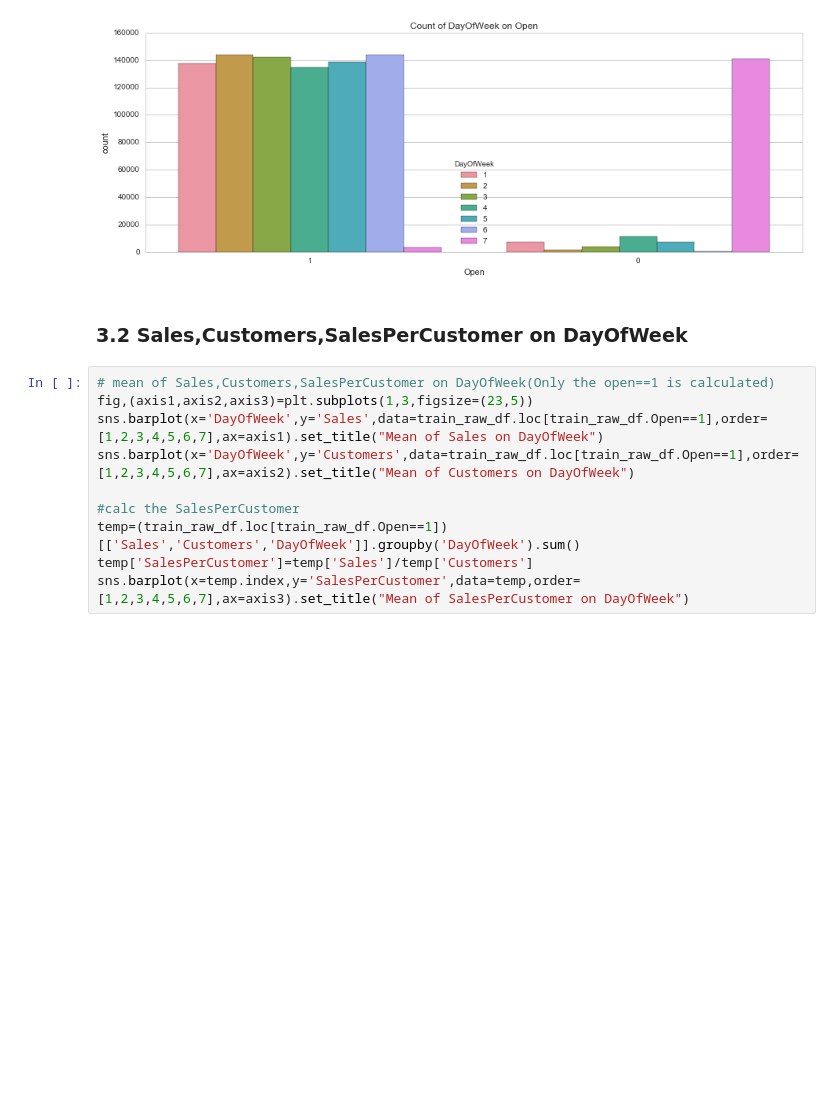
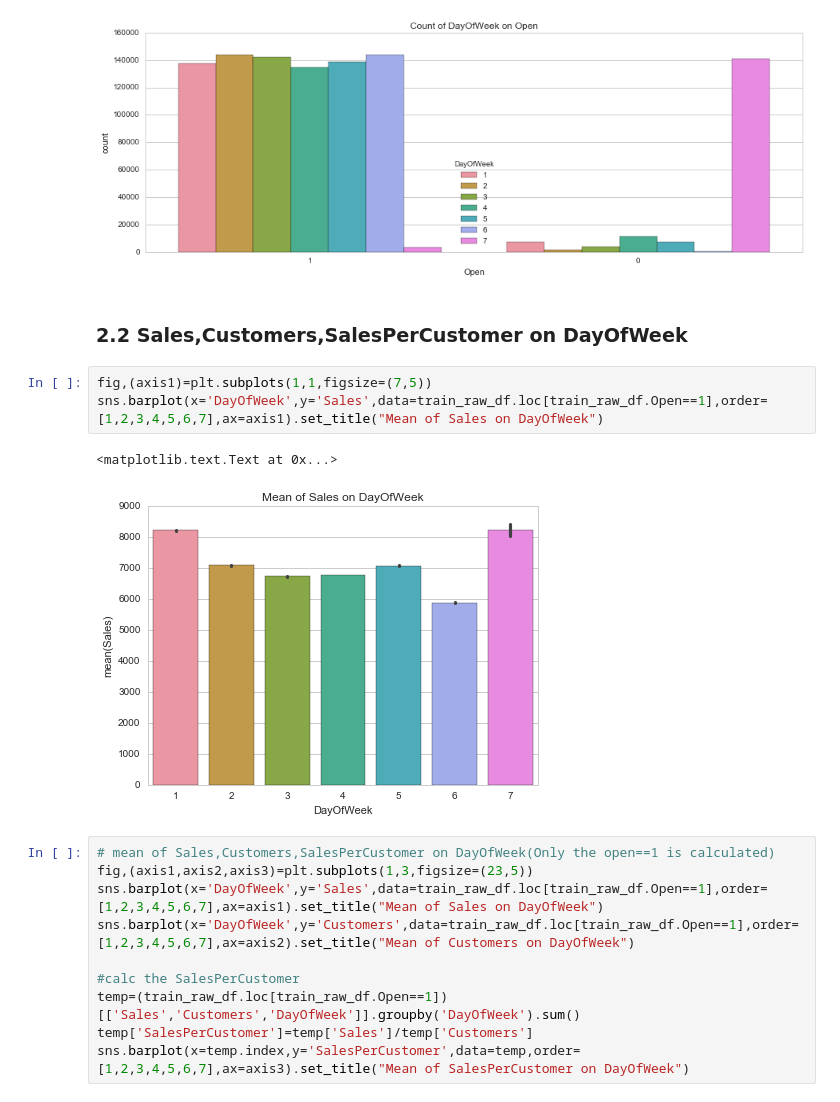
Before and after one commit to apmfifty/capstone, a Jupyter notebook: Rossmann_Store_Sales/Capstone_Project_Rossman_Sales_Prediction_1.ipynb, the cells around one changed output. Cells and saved outputs as stored; diff of their text form; blank space fills up the shorter version.

```diff
--- a/Rossmann_Store_Sales/Capstone_Project_Rossman_Sales_Prediction_1.ipynb
+++ b/Rossmann_Store_Sales/Capstone_Project_Rossman_Sales_Prediction_1.ipynb
@@ -480,7 +596,13 @@ sns.countplot(x='Open',hue='DayOfWeek',data=train_raw_df,order=[1,0])
 <matplotlib.axes._subplots.AxesSubplot at 0x...>
 [figure]
 # %% [markdown]
-### 3.2 Sales,Customers,SalesPerCustomer on DayOfWeek
+### 2.2 Sales,Customers,SalesPerCustomer on DayOfWeek
+# %%
+fig,(axis1)=plt.subplots(1,1,figsize=(7,5))
+sns.barplot(x='DayOfWeek',y='Sales',data=train_raw_df.loc[train_raw_df.Open==1],order=[1,2,3,4,5,6,7],ax=axis1).set_title("Mean of Sales on DayOfWeek")
+# %% [output]
+<matplotlib.text.Text at 0x...>
+[figure, added]
 # %%
 # mean of Sales,Customers,SalesPerCustomer on DayOfWeek(Only the open==1 is calculated)
 fig,(axis1,axis2,axis3)=plt.subplots(1,3,figsize=(23,5))
```
Also changed, not shown: parts of 154 cells of this notebook, 14 other files.
